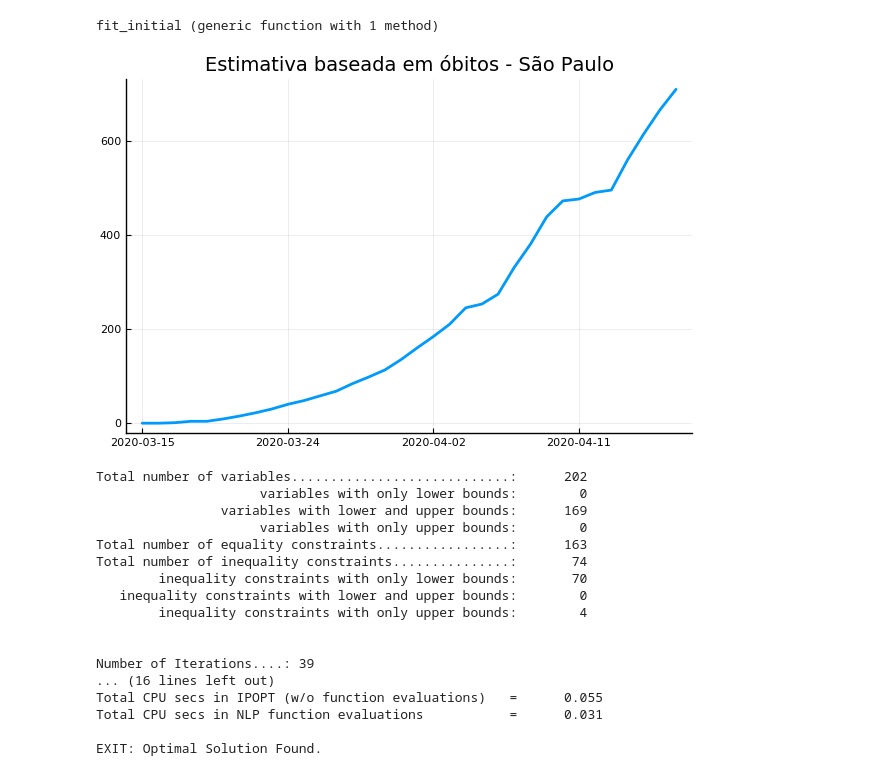
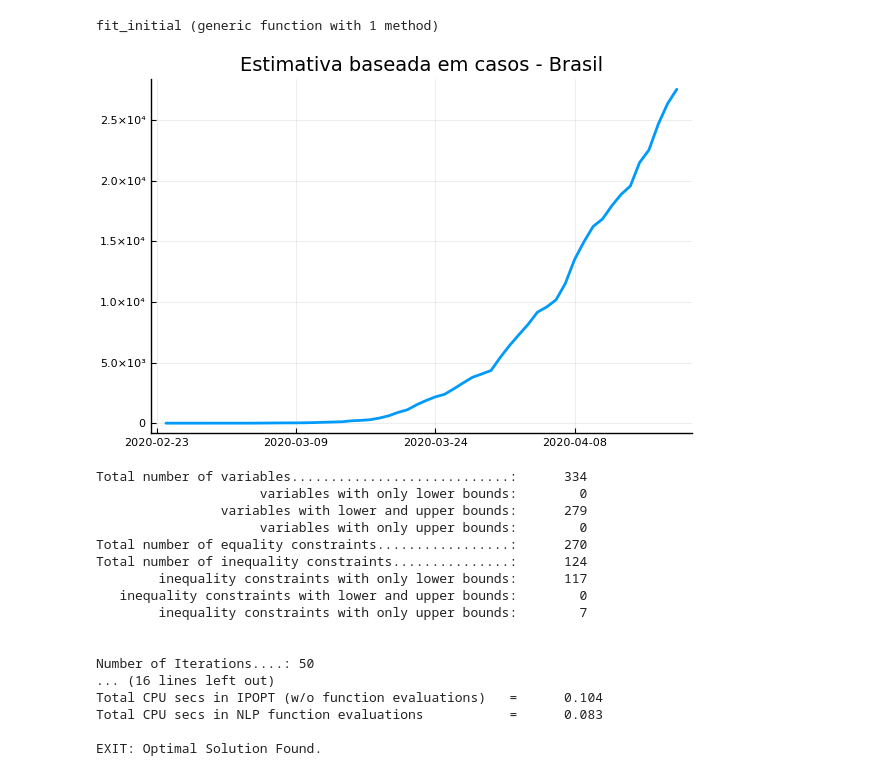
Before and after one commit to pjssilva/Robot-dance, a Jupyter notebook: estima_rt_ctes.ipynb, the cells around one changed output. Cells and saved outputs as stored; diff of their text form; code cells hidden in the pictures.

```diff
--- a/estima_rt_ctes.ipynb
+++ b/estima_rt_ctes.ipynb
@@ -14,38 +14,38 @@ fit_initial (generic function with 1 method)
 # %%
 # Maximum allowed RT, using estimated values (the actual value should be around 2.5)
 col = Dict("casos" => 4, "óbitos" => 6)
 tipo = "casos"
 max_rt = 10.0
 tempo_para_curar = 14
 
 # Read data
 
 # Dados Brasil
-#nome="Brasil"
-#col = Dict("casos" => 2, "óbitos" => 4)
-#data = DataFrames.DataFrame(CSV.File("BrasilCov19.csv"; missingstring="?"))
-#populacao = 211388000 # população do Brasil
+nome="Brasil"
+col = Dict("casos" => 2, "óbitos" => 4)
+data = DataFrames.DataFrame(CSV.File("data/BrasilCov19.csv"; missingstring="?"))
+populacao = 211388000 # população do Brasil
 
 # Dados Estados
-nome, sigla = "São Paulo", "SP"
-data = DataFrames.DataFrame(CSV.File("EstadosCov19.csv"; missingstring="?"))
-data = data[data.estado .== sigla, :]
-populacoes = DataFrames.DataFrame(CSV.File("populacoes_estados.csv"))
-populacao = populacoes[populacoes[:,1] .== nome, 7]
+#nome, sigla = "São Paulo", "SP"
+#data = DataFrames.DataFrame(CSV.File("data/EstadosCov19.csv"; missingstring="?"))
+#data = data[data.estado .== sigla, :]
+#populacoes = DataFrames.DataFrame(CSV.File("data/populacoes_estados.csv"))
+#populacao = populacoes[populacoes[:,1] .== nome, 7]
 
 # Seleciona os dados com um mínimo de informação
 primeiro = findfirst(x -> x > 0, data[:, col[tipo] + 1])
 data = data[maximum( (1, primeiro - tempo_para_curar - 1) ):end, :]
 novos_casos = map(x -> x === missing ? 0.0 : x, data[:, col[tipo]])
-infectados = rolling(sum, novos_casos, tempo_para_curar)
+infectados = rolling(sum, novos_casos, tempo_para_curar)[1:end]
 
 dia_quarentena = Dates.Date(2020, 03, 24)
 inicio_quarentena = (dia_quarentena - data.data[1]).value - tempo_para_curar
 
 plot(data.data[tempo_para_curar:end], infectados, lw=2, legend=:topleft, label="")
 title!("Estimativa baseada em $tipo - $nome")
 # %% [output]
-[figure, old version]
+[figure, new version]
 # %%
 # Cria modelo SEIR e ajusta paramêtros tentando achar a evolução do rt
 ndias = length(infectados)
@@ -93,24 +93,24 @@ end
 infectados /= populacao
 factor = 1.0/mean(infectados)
 erro2_i = sum((factor*(i[t] - infectados[t + 1]))^2 for t = 0:lastday)
-@objective(m, Min, sum((factor*(i[t] - infectados[t + 1]))^2 for t = 0:lastday) + 0.5*sum(ttv))
+@objective(m, Min, sum((factor*(i[t] - infectados[t + 1]))^2 for t = 0:lastday) + 0.1*sum(ttv))
 optimize!(m)
 # %% [output]
-Total number of variables............................:      202
+Total number of variables............................:      334
                      variables with only lower bounds:        0
-                variables with lower and upper bounds:      169
+                variables with lower and upper bounds:      279
                      variables with only upper bounds:        0
-Total number of equality constraints.................:      163
-Total number of inequality constraints...............:       74
-        inequality constraints with only lower bounds:       70
+Total number of equality constraints.................:      270
+Total number of inequality constraints...............:      124
+        inequality constraints with only lower bounds:      117
    inequality constraints with lower and upper bounds:        0
-        inequality constraints with only upper bounds:        4
+        inequality constraints with only upper bounds:        7
 
 
-Number of Iterations....: 39
+Number of Iterations....: 50
 ... (16 lines left out)
-Total CPU secs in IPOPT (w/o function evaluations)   =      0.055
-Total CPU secs in NLP function evaluations           =      0.031
+Total CPU secs in IPOPT (w/o function evaluations)   =      0.104
+Total CPU secs in NLP function evaluations           =      0.083
 
 EXIT: Optimal Solution Found.
 # %%
```
Also changed, not shown: parts of 5 cells of this notebook, 1 other file.
